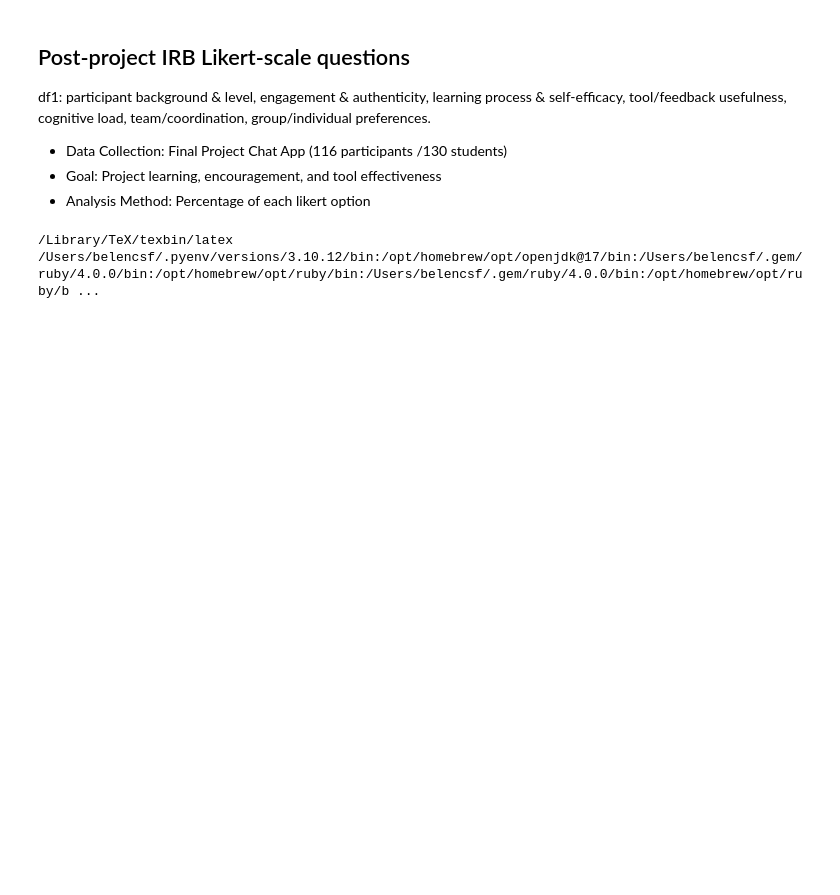
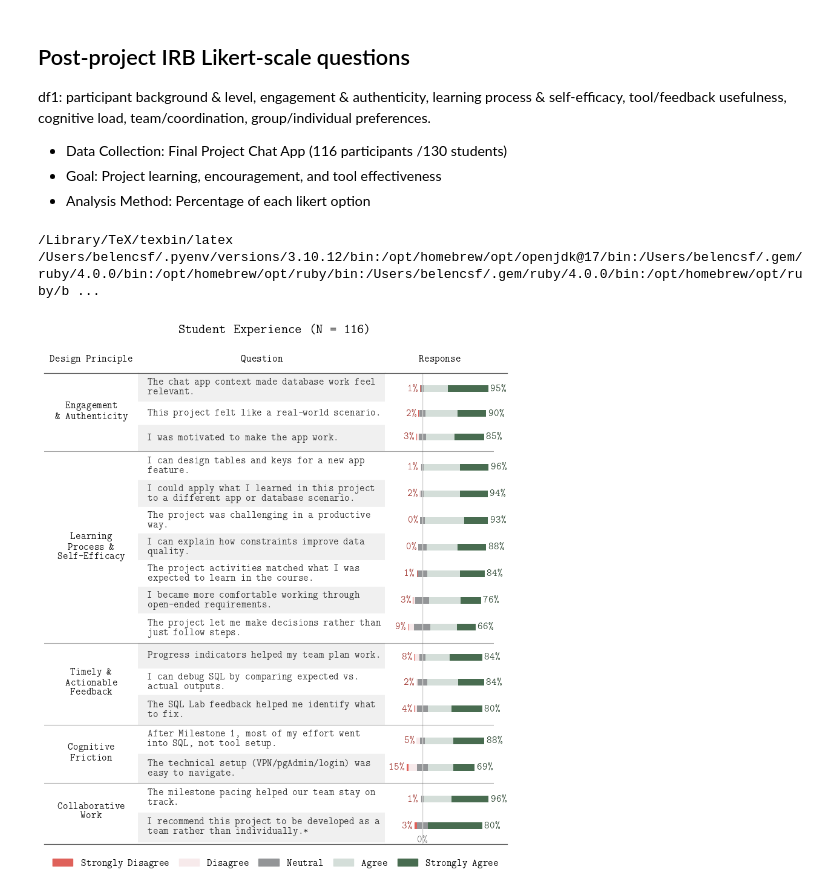
Before and after one commit to bcsaldias/sigcse-ai-2027, a Jupyter notebook: likert/v2_Info330_ExploratoryDataAnalysis.ipynb, the cells around one changed output. Saved outputs shown, nothing was run; the diff lists cells and outputs as text; code cells hidden in the pictures; blank space fills up the shorter version.

Commit message:
Latex font

```diff
--- a/likert/v2_Info330_ExploratoryDataAnalysis.ipynb
+++ b/likert/v2_Info330_ExploratoryDataAnalysis.ipynb
@@ -47,10 +48,13 @@ plt.rcParams['text.usetex'] = True
 # Supported LaTeX mono fonts: 'Computer Modern Typewriter', 'Courier'
 plt.rcParams['font.monospace'] = ['Computer Modern Typewriter']
 plt.rcParams['font.family'] = 'monospace'
+
+plt.rcParams['text.latex.preamble'] = r'\usepackage{bm}'
+matplotlib.rc('text', usetex=True)
 # %%
 
 # plt.rcParams["font.family"] = "Arial"
-font_size = 11
+font_size = 12
 plt.rcParams["font.size"]   = font_size
 
 
@@ -71,10 +75,18 @@ FILTERED_QUESTION = (
 )
 
 def escape_latex(s):
-    return s.replace('&', r'\&').replace('%', r'\%').replace('$', r'\$') \
-            .replace('#', r'\#').replace('_', r'\_').replace('{', r'\{') \
+    return s.replace('&', r'\&') \
+            .replace('$', r'\$') \
+            .replace('#', r'\#').replace('_', r'\_') \
+            .replace('{', r'\{') \
             .replace('}', r'\}').replace('~', r'\textasciitilde{}') \
             .replace('^', r'\^{}')
+
+def tex_bold(s):
+    parts = s.split('\n')
+    bolded = [r"\textbf{" + p + "}" for p in parts]
+    return r"\shortstack{" + r"\\".join(bolded) + "}"
+
 
 CATEGORY_LABELS = {
     "Engagement & Authenticity":        escape_latex("Engagement\n& Authenticity"),
@@ -194,7 +206,7 @@ fig, (ax_cat, ax_q, ax_main) = plt.subplots(
     ncols=3, sharey=True,
     figsize=(8, 9),
     gridspec_kw={
-        "width_ratios": [1.6, 4.5, 2.6],
+        "width_ratios": [1.9, 5, 2.2],
         "wspace": 0.0
     }
 )
@@ -206,7 +218,7 @@ ax_cat.set_yticks([])
 for cat in category_ranges:
     label = CATEGORY_LABELS.get(cat["category"], cat["category"])
     ax_cat.text(
-        0.5, cat["mid"], label,
+        0.5, cat["mid"], tex_bold(label),
         ha="center", va="center",
         fontsize=font_size, fontweight="bold",
         color="#111111", multialignment="center"
@@ -219,6 +231,9 @@ ax_main.set_title("Response", fontsize=font_size, pad=font_size*1.15, fontweight
 ax_q.set_xlim(0, 1)
 ax_q.set_xticks([])
 ax_q.set_yticks([])
+
+# ax_q.spines["top"].set_bounds(-10, 125)
+# ax_q.spines["bottom"].set_bounds(-10, 125)
 
 # full row height bands — text is va="center" so padding above == padding below
 # for every row regardless of line count: padding = (BASE_H - LINE_EXTRA) / 2
@@ -284,15 +299,20 @@ for col in ["Agree", "Strongly Agree"]:
     left_pos += vals
 
 for i, y in enumerate(y_bars):
-    ax_main.text(-(total_neg.iloc[i] + neutral_half[i]) - 2, y, f"{total_neg.iloc[i]:.0f}%",
-                 ha="right", va="center", fontsize=font_size, color=COLORS["Strongly Disagree"])
-    ax_main.text( total_pos.iloc[i] + neutral_half[i] + 2, y, f"{total_pos.iloc[i]:.0f}%",
-                 ha="left",  va="center", fontsize=font_size, color=COLORS["Strongly Agree"])
+    ax_main.text(-(total_neg.iloc[i] + neutral_half[i]) - 3, y, f"{total_neg.iloc[i]:.0f}\%",
+                 ha="right", va="center", fontsize=font_size, color="#a8453f", zorder=5)
+    ax_main.text( total_pos.iloc[i] + neutral_half[i] + 3, y, f"{total_pos.iloc[i]:.0f}\%",
+                 ha="left",  va="center", fontsize=font_size, color="#304935", zorder=5)
 
-ax_main.set_xlim(-50, 105)
+
+ax_main.set_xlim(-55, 105)
 ax_main.axvline(0, color="lightgray", lw=1)
 ax_main.set_yticks([])
 ax_main.set_xticks([])
+
+
+ax_main.spines["top"].set_bounds(-55, 125)
+ax_main.spines["bottom"].set_bounds(-55, 125)
 
 for cat in category_ranges[:-1]:
     for ax in [ax_cat, ax_q, ax_main]:
@@ -300,33 +320,36 @@ for cat in category_ranges[:-1]:
 
 for ax in [ax_cat, ax_q, ax_main]:
     for side, spine in ax.spines.items():
         if side in ("left", "right"):
             spine.set_visible(False)
         else:
             spine.set_visible(True)
             spine.set_linewidth(0.9)
             spine.set_color(BORDER_COLOR)
 
 ax_cat.invert_yaxis()
 margin = 0.2
 ax_cat.set_ylim(current_y - GAP / 2 + margin, -margin)
 
 legend_handles = [
     plt.Rectangle((0, 0), 1, 1, color=COLORS[lbl], label=lbl)
     for lbl in LIKERT_ORDER
 ]
 fig.legend(
     handles=legend_handles,
     loc="upper center", bbox_to_anchor=(0.5, 0.02),
     ncol=len(LIKERT_ORDER),
-    fontsize=font_size, frameon=False
+    fontsize=font_size, frameon=False,
+    columnspacing=1
 )
 
 plt.suptitle(
-    "Student Perception (N = 116)",
+    "Student Experience (N = 116)",
     fontsize=16, fontweight="semibold", y=0.985
 )
-ax_main.text(0, ax_main.get_ylim()[0], "0%", ha="center", va="bottom", fontsize=font_size, color="gray")
+ax_main.text(0, ax_main.get_ylim()[0], "0\%", ha="center", va="bottom", fontsize=font_size, color="gray")
 
 fig.tight_layout(rect=[0, 0.01, 1, 0.99])
 plt.show()
+# %% [output]
+[figure, added]
```
Also changed, not shown: parts of 1 cell of this notebook.
